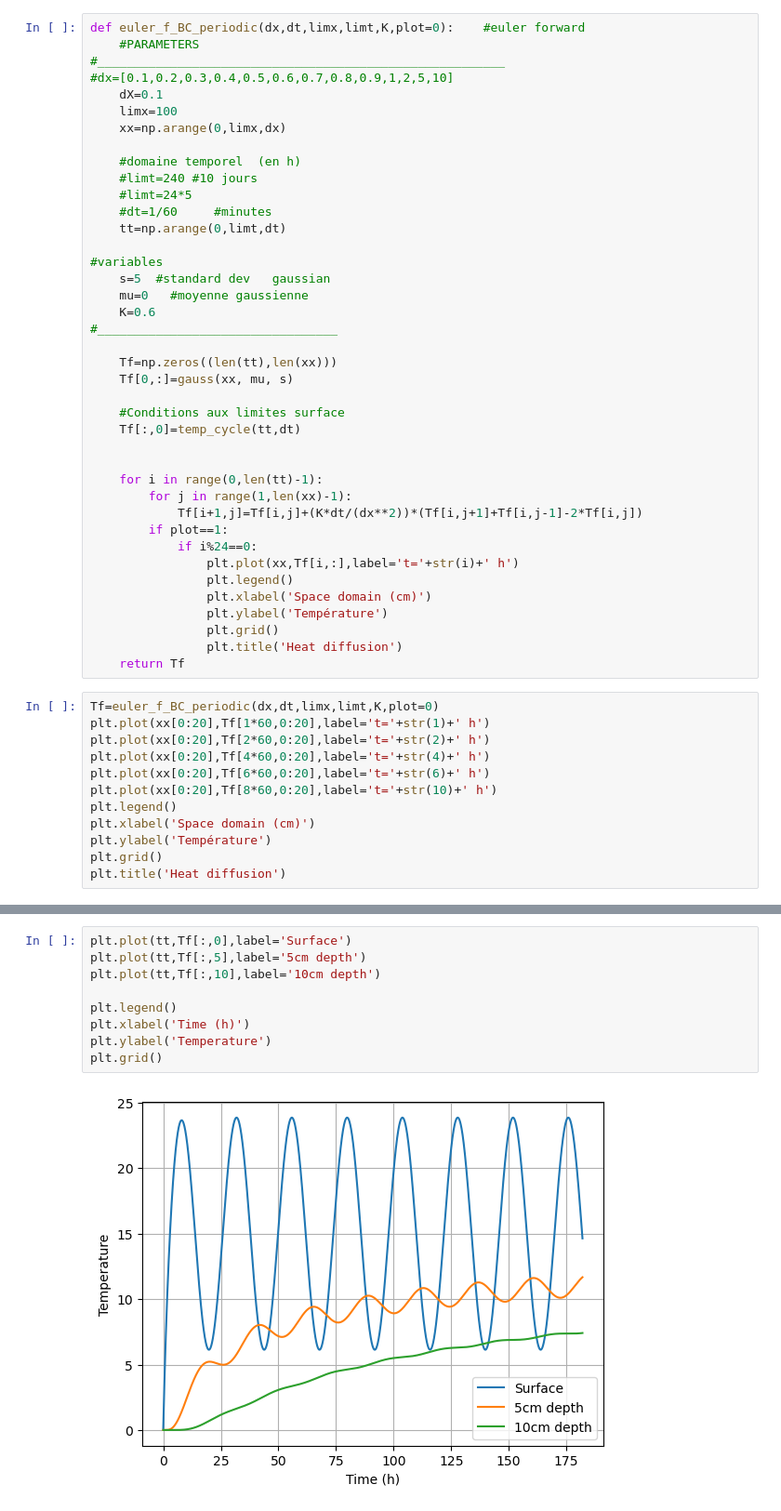
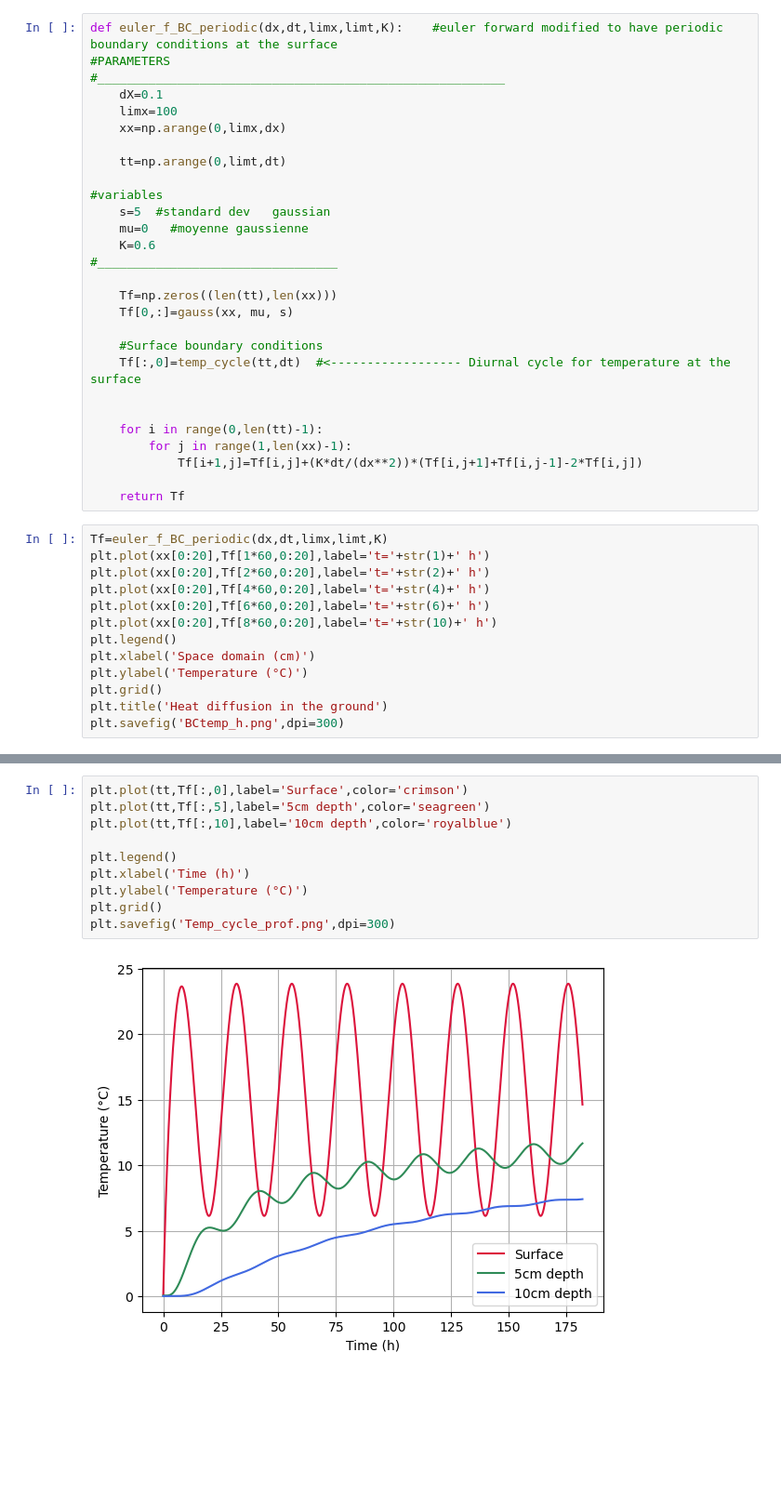
Before and after one commit to brune-RS/M2-Projet-numerique--Finite-difference--Data-assimilation-, a Jupyter notebook: Model_background.ipynb, the cells around one changed output, grey strips where cells are left out. Shown at 93% size. Drawn from its saved outputs; the diff is of its cells as text; blank space fills up the shorter version.

```diff
--- a/Model_background.ipynb
+++ b/Model_background.ipynb
@@ -42,18 +44,13 @@ def temp_cycle (tt,dt):
         m_series[i] = m
     return m_series
 # %%
-def euler_f_BC_periodic(dx,dt,limx,limt,K,plot=0):    #euler forward
-    #PARAMETERS
+def euler_f_BC_periodic(dx,dt,limx,limt,K):    #euler forward modified to have periodic boundary conditions at the surface
+#PARAMETERS
 #________________________________________________________
-#dx=[0.1,0.2,0.3,0.4,0.5,0.6,0.7,0.8,0.9,1,2,5,10]
     dX=0.1
     limx=100
     xx=np.arange(0,limx,dx)
 
-    #domaine temporel  (en h)
-    #limt=240 #10 jours
-    #limt=24*5
-    #dt=1/60     #minutes
     tt=np.arange(0,limt,dt)
 
 #variables
@@ -65,24 +62,17 @@ def euler_f_BC_periodic(dx,dt,limx,limt,K,plot=0):    #euler forward
     Tf=np.zeros((len(tt),len(xx)))
     Tf[0,:]=gauss(xx, mu, s)
 
-    #Conditions aux limites surface
-    Tf[:,0]=temp_cycle(tt,dt)
+    #Surface boundary conditions
+    Tf[:,0]=temp_cycle(tt,dt)  #<------------------ Diurnal cycle for temperature at the surface
 
 
     for i in range(0,len(tt)-1):
         for j in range(1,len(xx)-1):
             Tf[i+1,j]=Tf[i,j]+(K*dt/(dx**2))*(Tf[i,j+1]+Tf[i,j-1]-2*Tf[i,j])
-        if plot==1:
-            if i%24==0:
-                plt.plot(xx,Tf[i,:],label='t='+str(i)+' h')
-                plt.legend()
-                plt.xlabel('Space domain (cm)')
-                plt.ylabel('Température')
-                plt.grid()
-                plt.title('Heat diffusion')
+
     return Tf
 # %%
-Tf=euler_f_BC_periodic(dx,dt,limx,limt,K,plot=0)
+Tf=euler_f_BC_periodic(dx,dt,limx,limt,K)
 plt.plot(xx[0:20],Tf[1*60,0:20],label='t='+str(1)+' h')
 plt.plot(xx[0:20],Tf[2*60,0:20],label='t='+str(2)+' h')
 plt.plot(xx[0:20],Tf[4*60,0:20],label='t='+str(4)+' h')
@@ -90,7 +80,8 @@ plt.plot(xx[0:20],Tf[6*60,0:20],label='t='+str(6)+' h')
 plt.plot(xx[0:20],Tf[8*60,0:20],label='t='+str(10)+' h')
 plt.legend()
 plt.xlabel('Space domain (cm)')
-plt.ylabel('Température')
+plt.ylabel('Temperature (°C)')
 plt.grid()
-plt.title('Heat diffusion')
+plt.title('Heat diffusion in the ground')
+plt.savefig('BCtemp_h.png',dpi=300)
 # %% [output]
@@ -112,11 +102,12 @@ Text(0.5, 1.0, 'Heat diffusion')
 # %%
-plt.plot(tt,Tf[:,0],label='Surface')
-plt.plot(tt,Tf[:,5],label='5cm depth')
-plt.plot(tt,Tf[:,10],label='10cm depth')
+plt.plot(tt,Tf[:,0],label='Surface',color='crimson')
+plt.plot(tt,Tf[:,5],label='5cm depth',color='seagreen')
+plt.plot(tt,Tf[:,10],label='10cm depth',color='royalblue')
 
 plt.legend()
 plt.xlabel('Time (h)')
-plt.ylabel('Temperature')
+plt.ylabel('Temperature (°C)')
 plt.grid()
+plt.savefig('Temp_cycle_prof.png',dpi=300)
 # %% [output]
-[figure, old version]
+[figure, new version]
```
Also changed, not shown: parts of 7 cells of this notebook.
